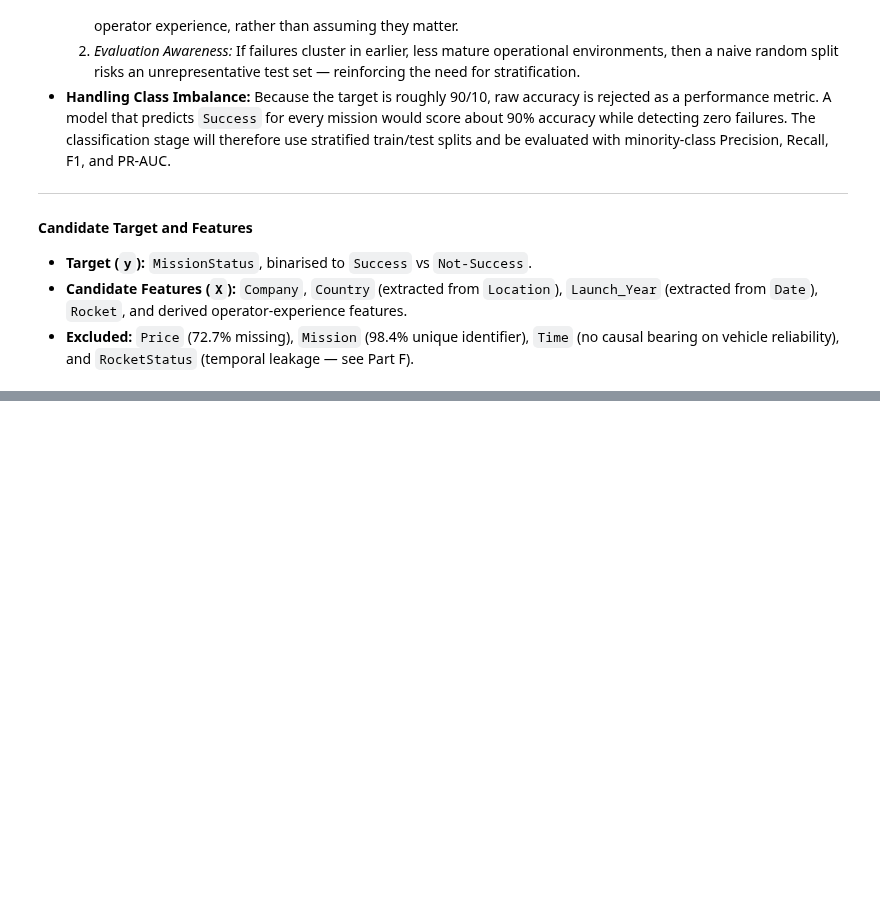
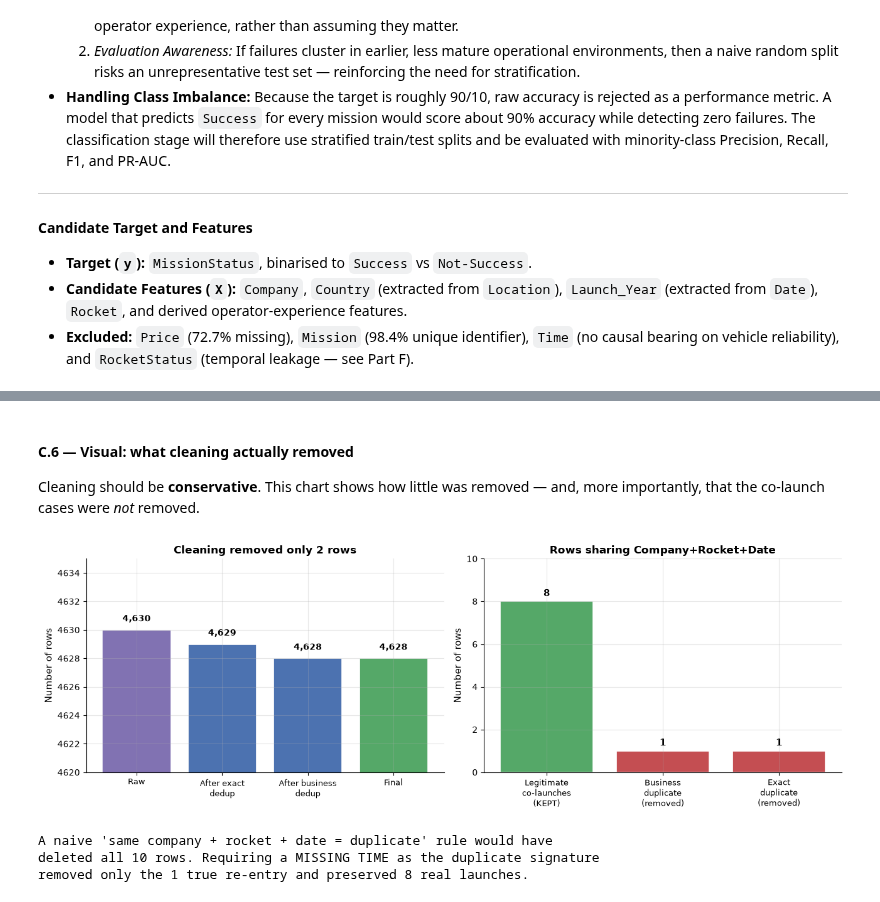
Before and after one commit to dokdokdok225/OOP, a Jupyter notebook: oop.ipynb, the cells around one changed output, grey strips where cells are left out. Saved outputs shown, nothing was run; the diff lists cells and outputs as text; code cells hidden in the pictures; blank space fills up the shorter version.

```diff
--- a/oop.ipynb
+++ b/oop.ipynb
@@ -190,0 +433,13 @@ target, which rules regression out on two independent grounds.
+# %%
+# =====================================================================
+# RULE 5 - Drop Price (72.68% missing)
+# =====================================================================
+# Above the guide's 50-70% threshold. Imputing three-quarters of a column
+# would fabricate precision rather than recover information.
+
+missing_pct = df["Price"].isna().mean() * 100
+print(f"Price missing: {missing_pct:.2f}%")
+
+df = df.drop(columns=["Price"])
+print(f"Price dropped. Columns now: {df.shape[1]}")
+print(f"Remaining columns: {list(df.columns)}")
@@ -190,0 +643,49 @@ target, which rules regression out on two independent grounds.
+# %% [markdown]
+#### C.6 — Visual: what cleaning actually removed
+
+Cleaning should be **conservative**. This chart shows how little was removed —
+and, more importantly, that the co-launch cases were *not* removed.
+# %%
+fig, axes = plt.subplots(1, 2, figsize=(13, 4.5))
+
+# Left: row counts through the cleaning steps
+steps = ["Raw", "After exact\ndedup", "After business\ndedup", "Final"]
+counts = [4630, 4629, 4628, len(df)]
+colors = ["#8172B2", "#4C72B0", "#4C72B0", "#55A868"]
+bars = axes[0].bar(steps, counts, color=colors, edgecolor="white", linewidth=1.2)
+for bar, v in zip(bars, counts):
+    axes[0].text(bar.get_x() + bar.get_width() / 2, v + 0.6,
+                 f"{v:,}", ha="center", fontsize=10, fontweight="bold")
+axes[0].set_ylim(4620, 4635)
+axes[0].set_ylabel("Number of rows", fontsize=11)
+axes[0].set_title("Cleaning removed only 2 rows", fontsize=12, fontweight="bold")
+axes[0].tick_params(axis="x", labelsize=9)
+
+# Right: what we deliberately KEPT
+kept = pd.Series({
+    "Legitimate\nco-launches\n(KEPT)": 8,
+    "Business\nduplicate\n(removed)": 1,
+    "Exact\nduplicate\n(removed)": 1,
+})
+bars2 = axes[1].bar(kept.index, kept.values,
+                    color=["#55A868", "#C44E52", "#C44E52"],
+                    edgecolor="white", linewidth=1.2)
+for bar, v in zip(bars2, kept.values):
+    axes[1].text(bar.get_x() + bar.get_width() / 2, v + 0.25, str(v),
+                 ha="center", fontsize=11, fontweight="bold")
+axes[1].set_ylabel("Number of rows", fontsize=11)
+axes[1].set_title("Rows sharing Company+Rocket+Date", fontsize=12, fontweight="bold")
+axes[1].set_ylim(0, 10)
+axes[1].tick_params(axis="x", labelsize=9)
+
+plt.tight_layout()
+plt.show()
+
+print("A naive 'same company + rocket + date = duplicate' rule would have")
+print("deleted all 10 rows. Requiring a MISSING TIME as the duplicate signature")
+print("removed only the 1 true re-entry and preserved 8 real launches.")
+# %% [output]
+[figure, added]
+A naive 'same company + rocket + date = duplicate' rule would have
+deleted all 10 rows. Requiring a MISSING TIME as the duplicate signature
+removed only the 1 true re-entry and preserved 8 real launches.
```
Also changed, not shown: parts of 97 cells of this notebook, 31 other files.
